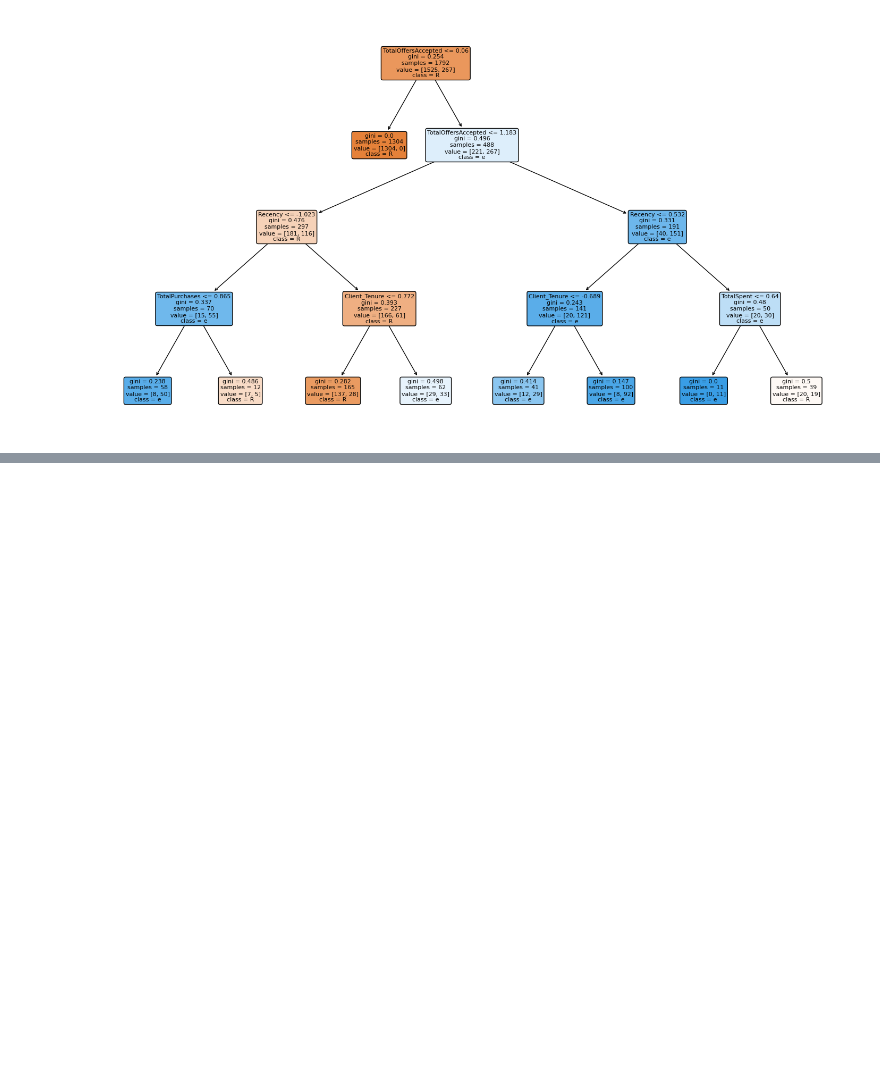
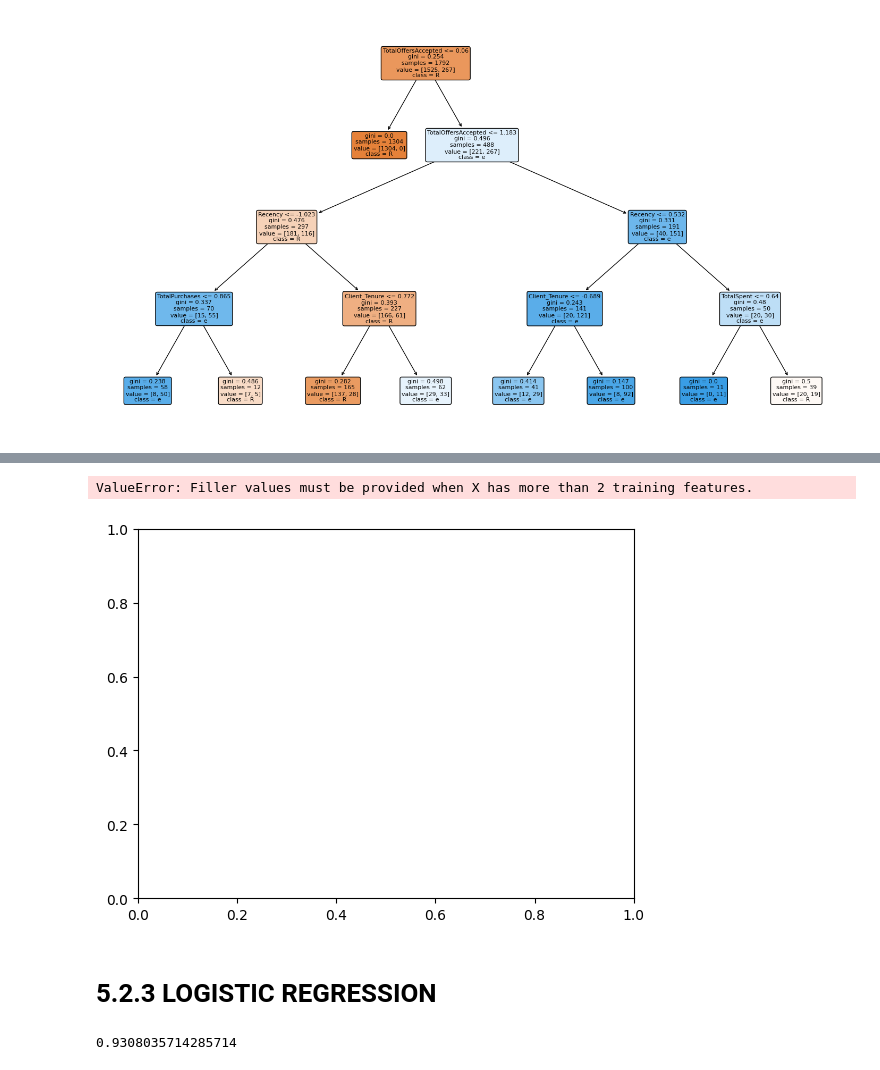
Before and after one commit to CaritoRamos/predictive-classification-model-in-python, a Jupyter notebook: ProyectoDS_AnaRamos.ipynb, the cells around one changed output, grey strips where cells are left out. Cells and saved outputs as stored; diff of their text form; code cells hidden in the pictures; blank space fills up the shorter version.

```diff
--- a/ProyectoDS_AnaRamos.ipynb
+++ b/ProyectoDS_AnaRamos.ipynb
@@ -1996,0 +2032,45 @@ plt.show()
+# %%
+#Se va a dividir la data en dos grupos, la variable target 'Response' ("y") y el resto de variables numéricas
+x = df_nueva.drop(['Response' ],axis= 1 ).values
+y = df_nueva.Response.values
+# %%
+def knn_comparison(data, k): # funcion de comparacion
+  clf = neighbors.KNeighborsClassifier(n_neighbors=k) #algoritmo
+  clf.fit(x, y)# Graficar la region de decision
+  plot_decision_regions(x, y, clf=clf, legend=2)
+  plt.xlabel('X')
+  plt.ylabel('Y')
+  plt.title('Knn with K='+ str(k))
+  plt.show()
+# Cargar y aplicar funcion
+for i in [1,5,20,30,40,80]: # Para diferentes valores de k (Knn)
+    knn_comparison(df_nueva, i)
+# %% [output]
+ValueError: Filler values must be provided when X has more than 2 training features.
+[figure, added]
+# %% [markdown]
+# 5.2.3 LOGISTIC REGRESSION
+# %%
+#Se va a dividir la data en dos grupos, la variable target 'Response' ("y") y el resto de variables numéricas
+x = df_nueva.drop(['Response'],axis= 1 ).values
+y = df_nueva.Response.values
+
+#Se va a dividir la data en dos grupos, la variable targe 'Response' ("y") y el resto de variables numéricas
+X = df_nueva.drop(['Response' ],axis= 1 )
+y = df_nueva.Response.values
+
+#Luego se estandarizan las carácteristicas usando StandardScaler de scikit-learn.
+X_scaled = StandardScaler().fit_transform(X)
+
+#Ahora se dividen los datos en conjuntos de entrenamiento y validación. El 20% de los datos se utilizará para la validación.
+X_train, X_valid, y_train, y_valid = train_test_split(X_scaled,y,test_size = 0.2 ,stratify=y, random_state= 1)
+
+#Inicializamos el clasificador:
+clf = LogisticRegression()
+clf.fit(X_train,y_train)
+
+#Ahora hacemos una predicción sobre el conjunto de validación y luego verificamos el rendimiento del modelo.
+preds = clf.predict(X_valid)
+accuracy_score(preds,y_valid)
+# %% [output]
+0.9308035714285714
```
Also changed, not shown: parts of 12 cells of this notebook.
